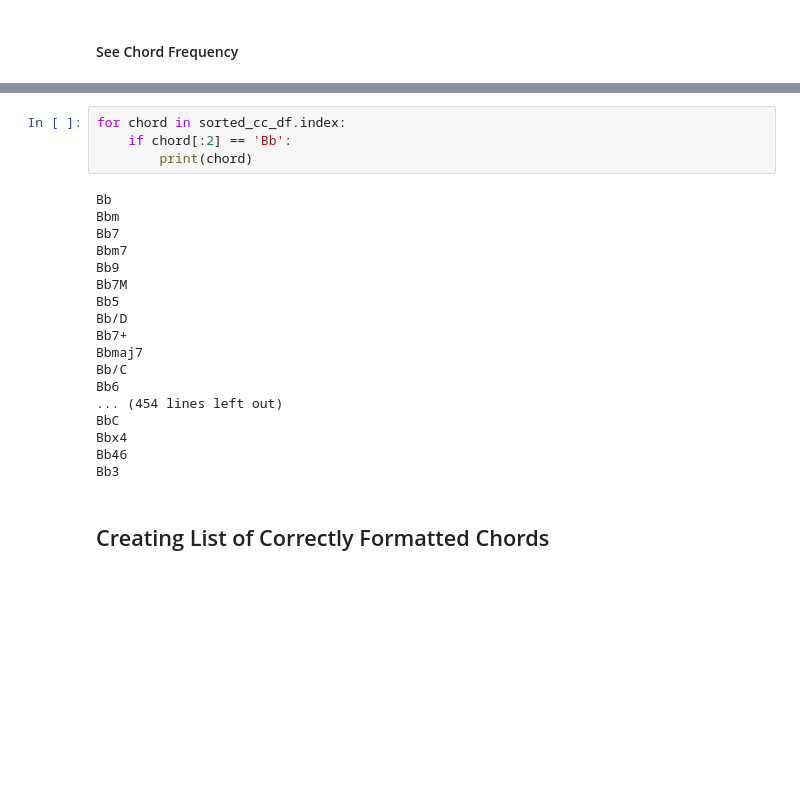
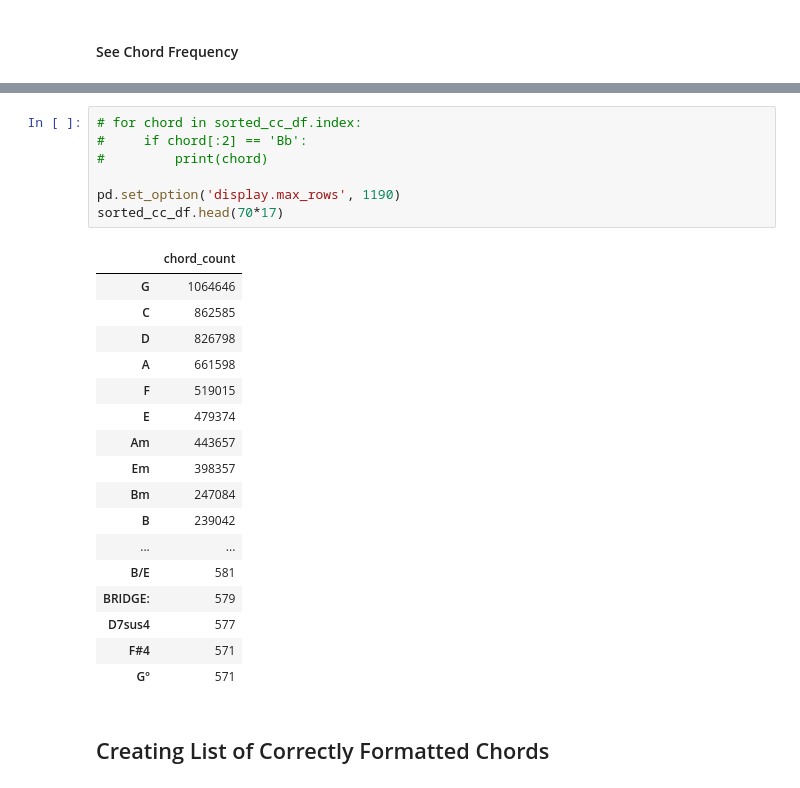
Before and after one commit to emilycardwell/final-project-cleaning, a Jupyter notebook: notebooks/new_cleaning.ipynb, the cells around one changed output, grey strips where cells are left out. Drawn from its saved outputs; the diff is of its cells as text; blank space fills up the shorter version.

```diff
--- a/notebooks/new_cleaning.ipynb
+++ b/notebooks/new_cleaning.ipynb
@@ -76,25 +77,28 @@ len(sorted_cc_df)
 # %%
-for chord in sorted_cc_df.index:
-    if chord[:2] == 'Bb':
-        print(chord)
+# for chord in sorted_cc_df.index:
+#     if chord[:2] == 'Bb':
+#         print(chord)
+
+pd.set_option('display.max_rows', 1190)
+sorted_cc_df.head(70*17)
 # %% [output]
-Bb
-Bbm
-Bb7
-Bbm7
-Bb9
-Bb7M
-Bb5
-Bb/D
-Bb7+
-Bbmaj7
-Bb/C
-Bb6
-... (454 lines left out)
-BbC
-Bbx4
-Bb46
-Bb3
+|  | chord_count |
+| G | 1064646 |
+| C | 862585 |
+| D | 826798 |
+| A | 661598 |
+| F | 519015 |
+| E | 479374 |
+| Am | 443657 |
+| Em | 398357 |
+| Bm | 247084 |
+| B | 239042 |
+| ... | ... |
+| B/E | 581 |
+| BRIDGE: | 579 |
+| D7sus4 | 577 |
+| F#4 | 571 |
+| Gº | 571 |
 # %% [markdown]
 ## Creating List of Correctly Formatted Chords
 # %%
```
Also changed, not shown: parts of 14 cells of this notebook.
